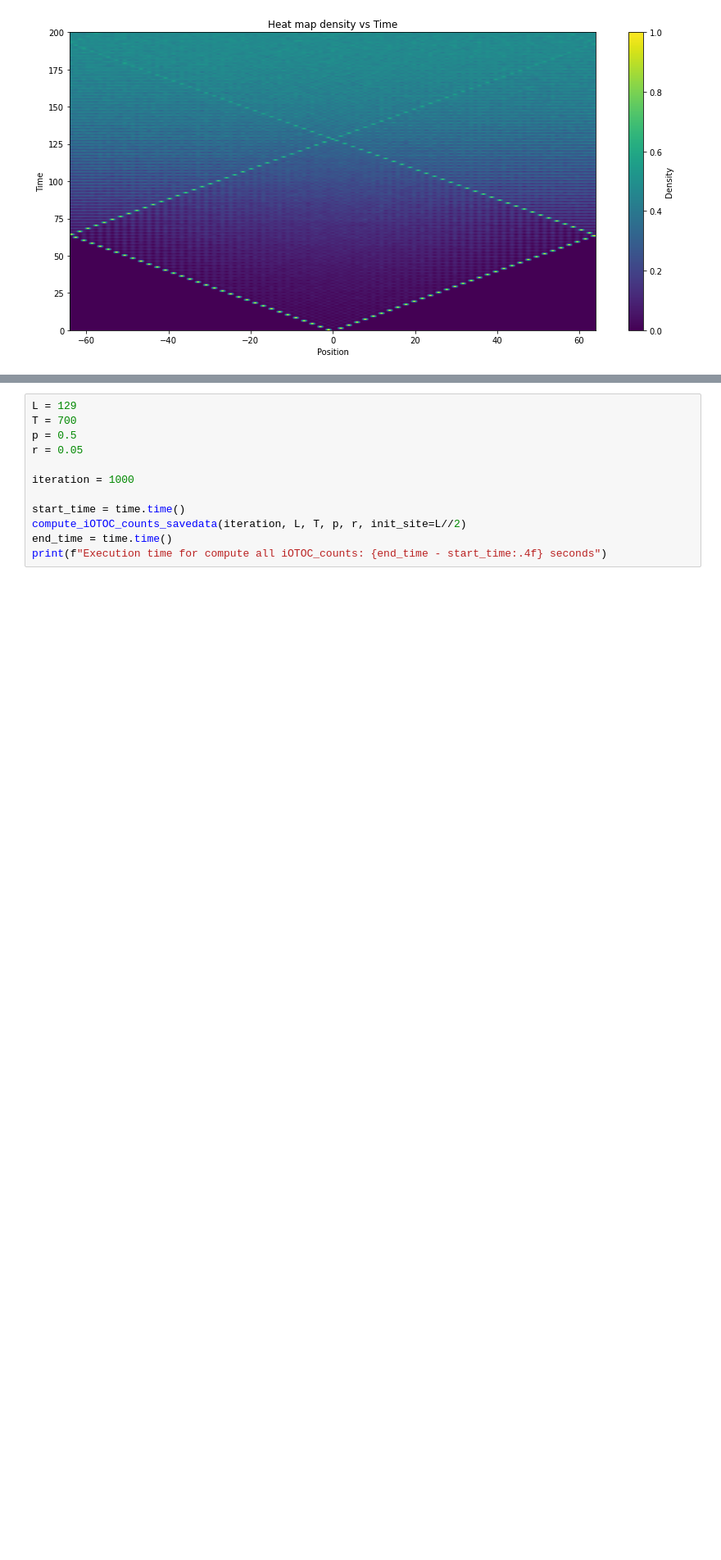
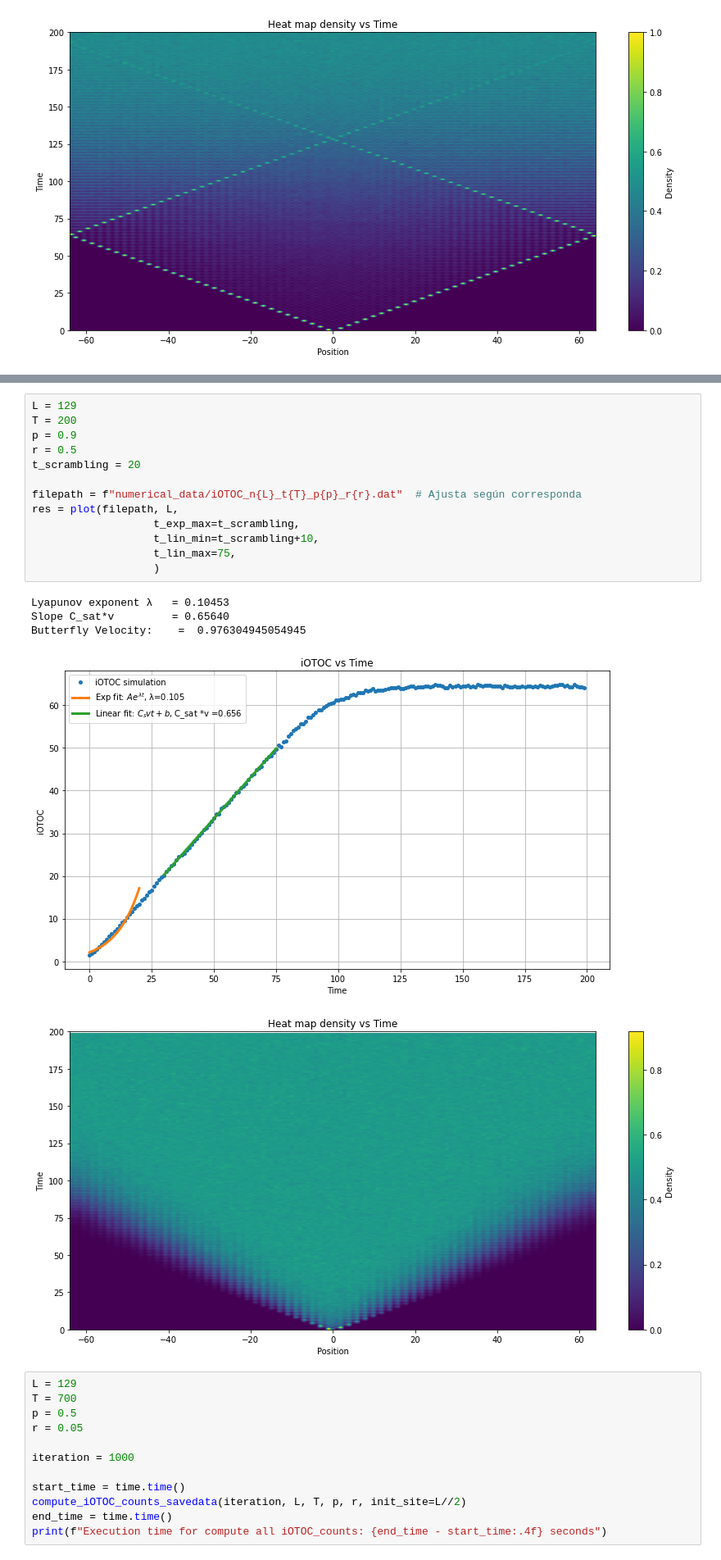
Before and after one commit to PiPevafo/OTOCs-Random-Circuits, a Jupyter notebook: scrambling_random_clifford.ipynb, the cells around one changed output, grey strips where cells are left out. Shown at 82% size. Cells and saved outputs as stored; diff of their text form; blank space fills up the shorter version.

```diff
--- a/scrambling_random_clifford.ipynb
+++ b/scrambling_random_clifford.ipynb
@@ -532,3 +641,22 @@ Butterfly Velocity:    =  1.0
+# %%
+L = 129
+T = 200
+p = 0.9
+r = 0.5
+t_scrambling = 20
+
+filepath = f"numerical_data/iOTOC_n{L}_t{T}_p{p}_r{r}.dat"  # Ajusta según corresponda
+res = plot(filepath, L,
+                   t_exp_max=t_scrambling,
+                   t_lin_min=t_scrambling+10,
+                   t_lin_max=75,
+                   )
+# %% [output]
+Lyapunov exponent λ   = 0.10453
+Slope C_sat*v         = 0.65640
+Butterfly Velocity:    =  0.976304945054945
+[figure, added]
+[figure, added]
 # %%
 L = 129
 T = 700
```
Also changed, not shown: parts of 13 cells of this notebook.
